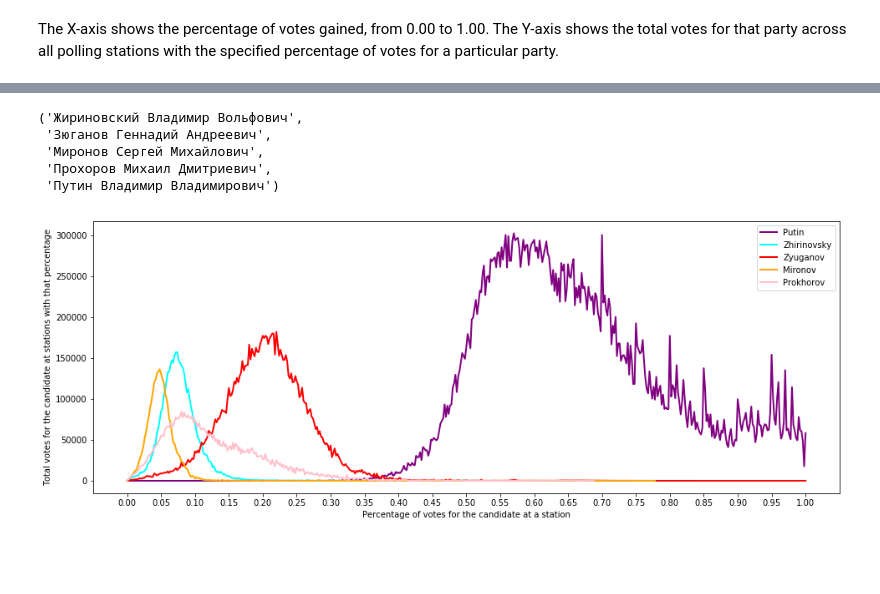
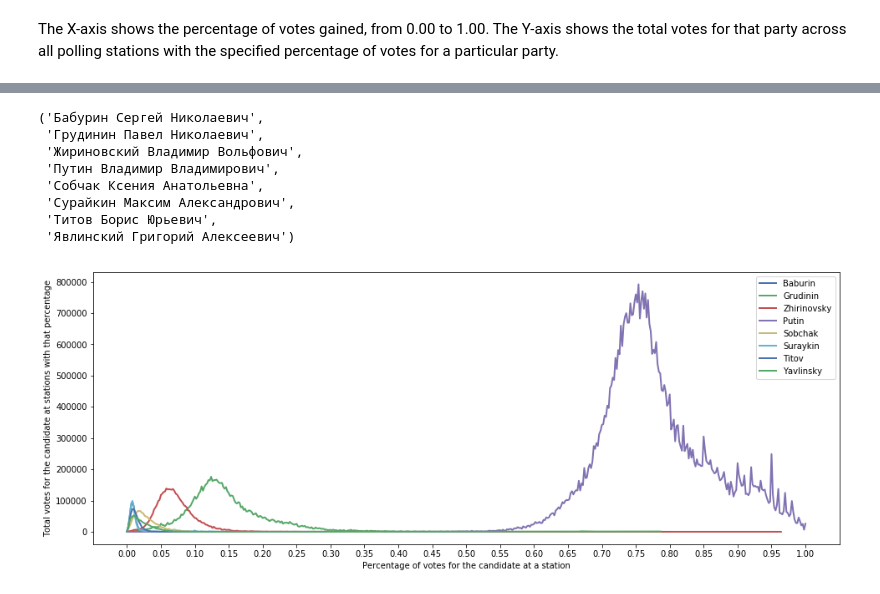
Before and after one commit to mpenkov/prezident2018, a Jupyter notebook: Graphs.ipynb, the cells around one changed output, grey strips where cells are left out. Cells and saved outputs as stored; diff of their text form; code cells hidden in the pictures; blank space fills up the shorter version.

```diff
--- a/Graphs.ipynb
+++ b/Graphs.ipynb
@@ -41,13 +44,16 @@ HEADERS
 # %%
 a_table = [t for t in tables if t["data_type"] == "results_tik"][0]
-CANDIDATE_IDX, CANDIDATES = zip(*[(i, j) for (i, j) in enumerate(a_table["row_headers"]) if i >= 18])
+CANDIDATE_IDX, CANDIDATES = zip(*[(i, j) for (i, j) in enumerate(a_table["row_headers"]) if i >= 12])
 CANDIDATES
 # %% [output]
-('Жириновский Владимир Вольфович',
- 'Зюганов Геннадий Андреевич',
- 'Миронов Сергей Михайлович',
- 'Прохоров Михаил Дмитриевич',
- 'Путин Владимир Владимирович')
+('Бабурин Сергей Николаевич',
+ 'Грудинин Павел Николаевич',
+ 'Жириновский Владимир Вольфович',
+ 'Путин Владимир Владимирович',
+ 'Собчак Ксения Анатольевна',
+ 'Сурайкин Максим Александрович',
+ 'Титов Борис Юрьевич',
+ 'Явлинский Григорий Алексеевич')
 # %%
 import scipy.signal
 
@@ -74,8 +80,7 @@ def station_generator(selected_tables=tables):
             try:
                 station = {
                     "region": table["region"],
-                    "region_ik": table["region_ik"],
-                    "territory_ik": table["territory_ik"],
+                    "territory": table["territory"],
                     "local_ik": st_name,
                     "fraction": [],
                     "votes": [],
@@ -106,32 +111,36 @@ def bin_by(stations, key_function, round_function=round_nearest):
         bins[round_function(key_function(station))].append(station)
     return sorted(bins.items())
 # %%
-def plot(candidate_name, ascii_name, color, linewidth=2, data_type="federal"):
+plt.style.use('seaborn-deep')
+
+
+def plot(candidate_name, ascii_name, color=None, linewidth=2, data_type="federal"):
     stations = list(station_generator())
     assert stations
-
     party_idx = CANDIDATES.index(candidate_name)
     bins = bin_by(stations, lambda station: station["fraction"][party_idx])
-
     x = [val for (val, _) in bins]
     y = [sum(st["votes"][party_idx] for st in stations) for (_, stations) in bins]
-
     plt.plot(x, y, linewidth=linewidth, label=ascii_name, color=color)
 
 plt.figure(figsize=(16, 6))
 
-plot('Путин Владимир Владимирович', "Putin", "purple")
-plot('Жириновский Владимир Вольфович', "Zhirinovsky", "cyan")
-plot('Зюганов Геннадий Андреевич', "Zyuganov", "red")
-plot('Миронов Сергей Михайлович', 'Mironov', 'orange')
-plot('Прохоров Михаил Дмитриевич', 'Prokhorov', 'pink')
+
+plot('Бабурин Сергей Николаевич', 'Baburin')
+plot('Грудинин Павел Николаевич', 'Grudinin')
+plot('Жириновский Владимир Вольфович', 'Zhirinovsky')
+plot('Путин Владимир Владимирович', "Putin")
+plot('Собчак Ксения Анатольевна', 'Sobchak')
+plot('Сурайкин Максим Александрович', 'Suraykin')
+plot('Титов Борис Юрьевич', 'Titov')
+plot('Явлинский Григорий Алексеевич', 'Yavlinsky')
 
 plt.xticks(np.arange(0, 1.05, 0.05))
 plt.ylabel("Total votes for the candidate at stations with that percentage")
 plt.xlabel("Percentage of votes for the candidate at a station")
 
 plt.legend()
 
 print()
 # %% [output]
-[figure, old version]
+[figure, new version]
```
Also changed, not shown: parts of 1 cell of this notebook.
